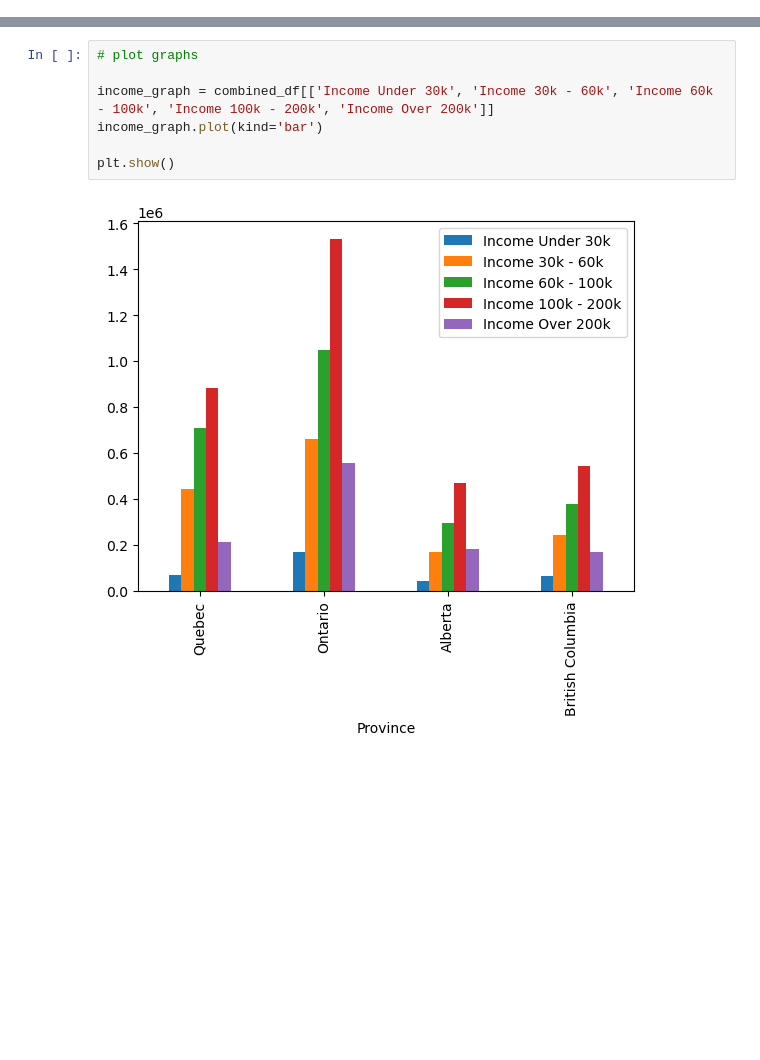
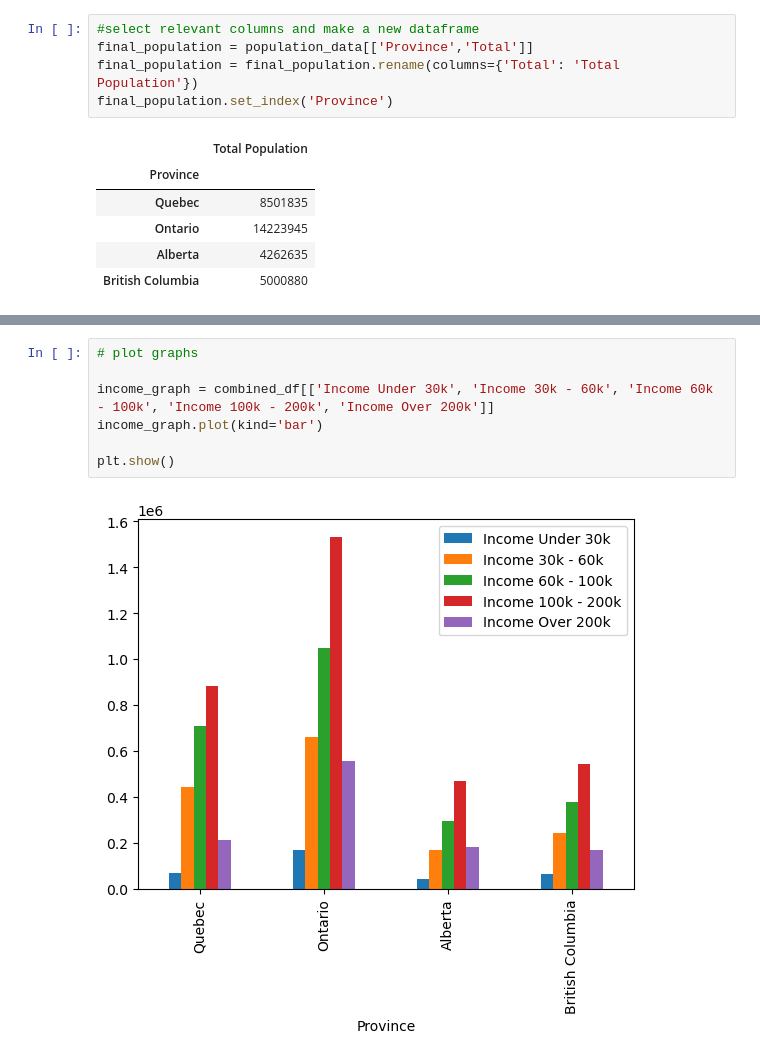
Before and after one commit to BehnooshNasri/project_one, a Jupyter notebook: Esi_Income_Analysis.ipynb, the cells around one changed output, grey strips where cells are left out. Saved outputs shown, nothing was run; the diff lists cells and outputs as text; blank space fills up the shorter version.

```diff
--- a/Esi_Income_Analysis.ipynb
+++ b/Esi_Income_Analysis.ipynb
@@ -51,2 +64,14 @@ grad_school_final
+# %%
+#select relevant columns and make a new dataframe
+final_population = population_data[['Province','Total']]
+final_population = final_population.rename(columns={'Total': 'Total Population'})
+final_population.set_index('Province')
+# %% [output]
+|  | Total Population |
+| Province |  |
+| Quebec | 8501835 |
+| Ontario | 14223945 |
+| Alberta | 4262635 |
+| British Columbia | 5000880 |
 # %%
 # merge the datasets
```
Also changed, not shown: parts of 12 cells of this notebook, 1 other file.
